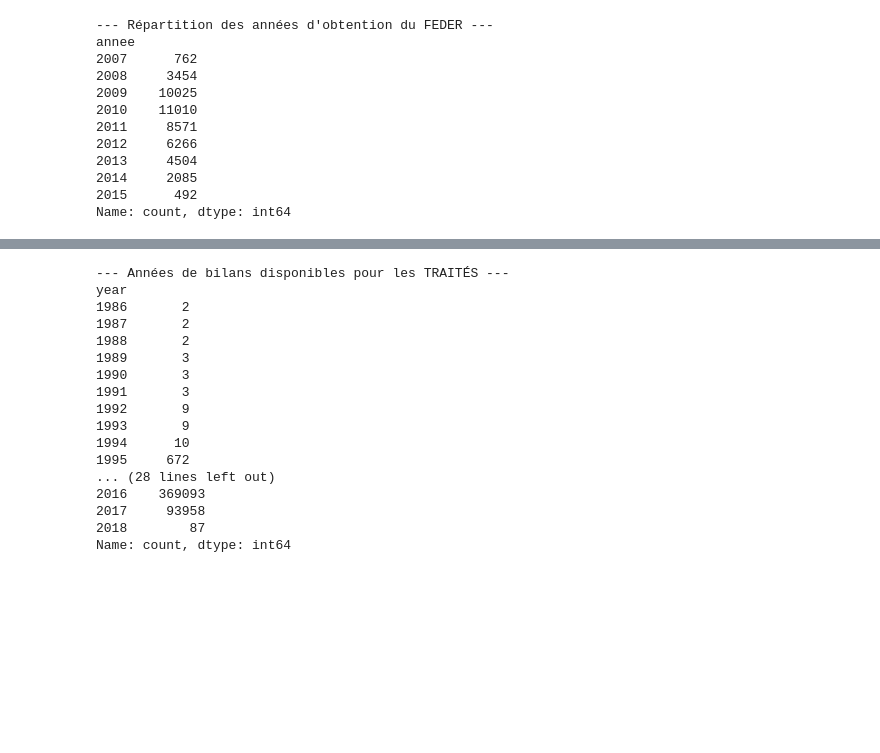
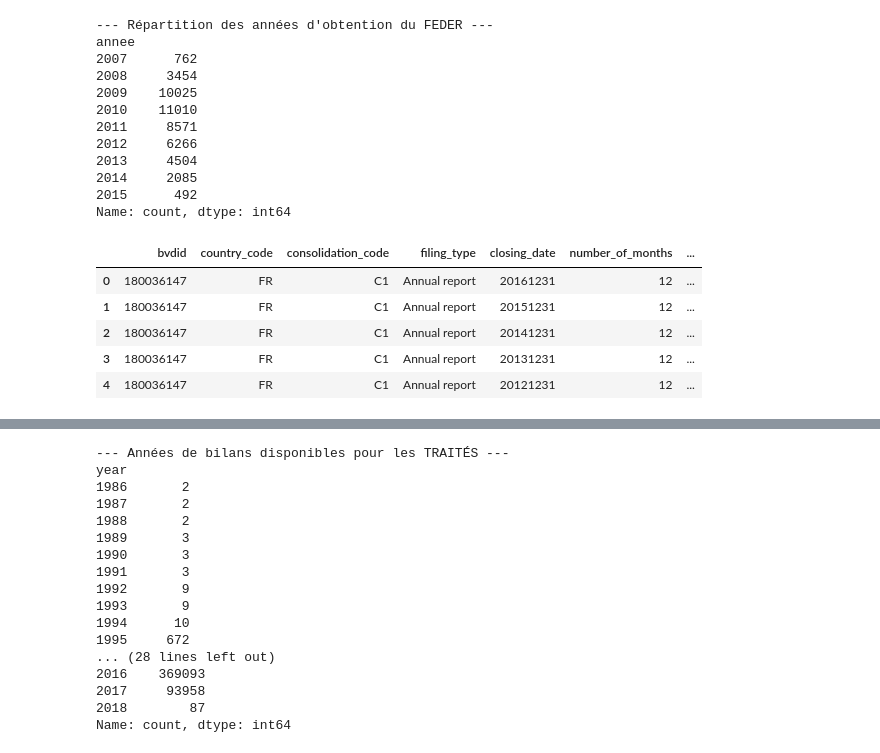
Before and after one commit to isaurepillet/stage_2A, a Jupyter notebook: data/PSM_preparation.ipynb, the cells around one changed output, grey strips where cells are left out. Saved outputs shown, nothing was run; the diff lists cells and outputs as text; code cells hidden in the pictures; blank space fills up the shorter version.

```diff
--- a/data/PSM_preparation.ipynb
+++ b/data/PSM_preparation.ipynb
@@ -41,3 +41,12 @@ controls_clean = pd.merge(
     right_on='siren_clean',
     how='inner'
 )
+# %%
+controls_clean.head()
+# %% [output]
+|  | bvdid | country_code | consolidation_code | filing_type | closing_date | number_of_months | ... |
+| 0 | 180036147 | FR | C1 | Annual report | 20161231 | 12 | ... |
+| 1 | 180036147 | FR | C1 | Annual report | 20151231 | 12 | ... |
+| 2 | 180036147 | FR | C1 | Annual report | 20141231 | 12 | ... |
+| 3 | 180036147 | FR | C1 | Annual report | 20131231 | 12 | ... |
+| 4 | 180036147 | FR | C1 | Annual report | 20121231 | 12 | ... |
```
Also changed, not shown: parts of 32 cells of this notebook.
